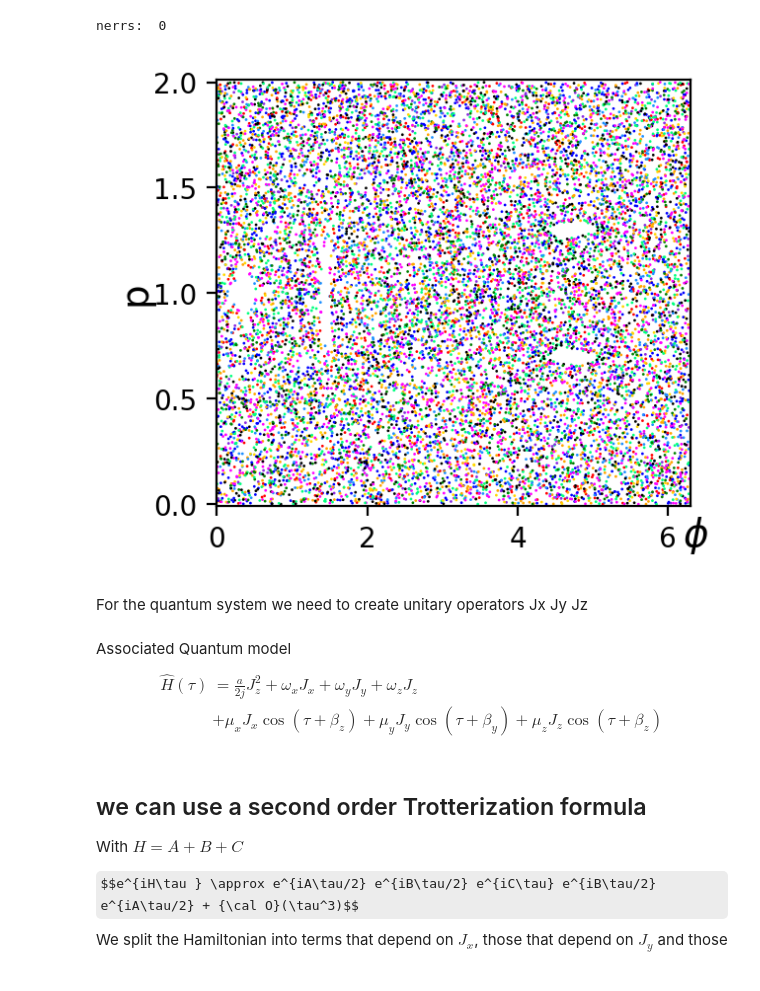
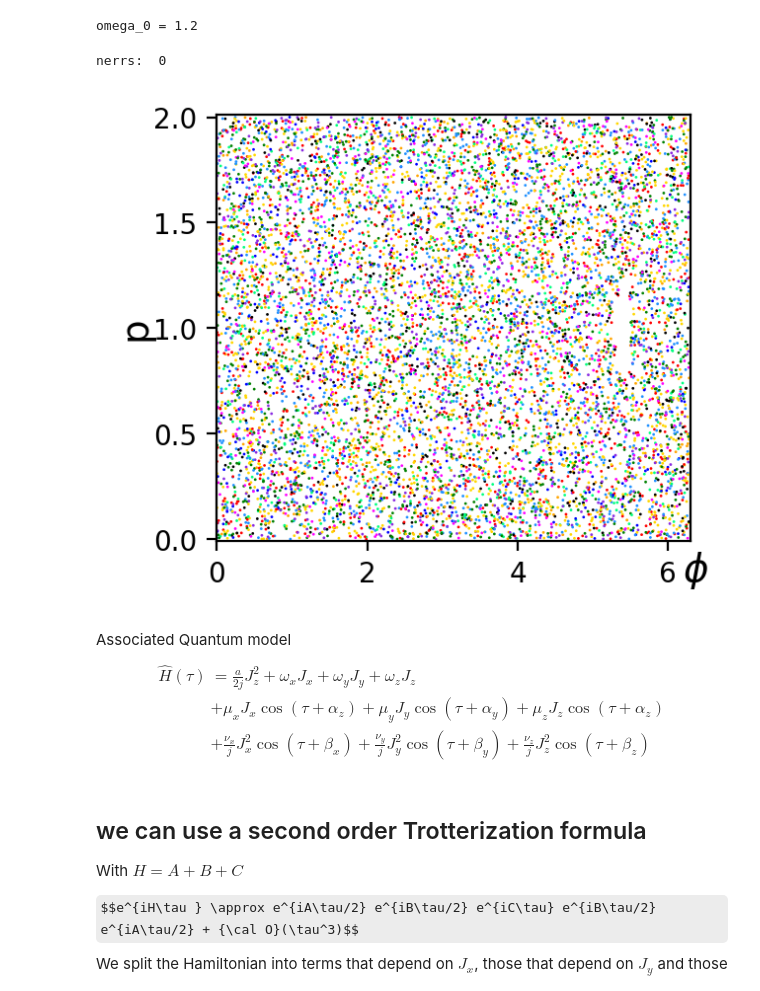
Before and after one commit to aquillen/Qsample_spin, a Jupyter notebook: spin_v02.ipynb, the cells around one changed output. Cells and saved outputs as stored; diff of their text form; code cells hidden in the pictures; some formulas as TeX source.

```diff
--- a/spin_v02.ipynb
+++ b/spin_v02.ipynb
@@ -276,7 +306,7 @@ def rand_give_points(npoints,parms,pmin,pmax,ax):
 # a class to store classical model info
 #    norb:  numbers of orbits
 #    npoints: numbers of points to plot
-#    a,epsilon,mu,mup,b,taushift: parameters for the dynamical model
+#    parms: parameters for the dynamical model
 #    froot: a root for labeling files
 class Hcla:
     def __init__(self,norb,npoints,parms,froot):
@@ -284,6 +314,9 @@ class Hcla:
         self.norb = norb
         self.npoints = npoints
         self.froot = froot
+        self.omega_0 = np.sqrt(parms[I_A]*parms[I_OM_X])
+        print('omega_0 = {:.1f}'.format(self.omega_0))
+
 
 # make a surface of section figure with orbits
 # inputs: a classical model class and a label
@@ -356,25 +384,21 @@ nerrs:  0
 # %%
 # choose some parameters
-a = 1.5
-omega_x = 0.3; omega_y = 0.0; omega_z = 0.0;  # to have a separatrix we need one of these less than a
-mu_x = 0.0; mu_y = 3; mu_z = 0.0
-beta_x = 0.0; beta_y = 0.0; beta_z = 0.0
-parms = np.zeros(10)
-parms[0] = a
-parms[1] = omega_x;  parms[2] = omega_y; parms[3] = omega_z
-parms[4] = mu_x;  parms[5] = mu_y; parms[6] = mu_z
-parms[7] = beta_x; parms[8] = beta_y; parms[9] = beta_z
+
+parms = np.zeros(NPARMS)
+parms[I_A] = 3
+parms[I_OM_X] = 0.5;
+parms[I_MU_Y] = 3;
+parms[I_NU_Z] = 3;
+
 norb = 50
-npoints = 300
+npoints = 200
 froot = ''
 cla_t1 = Hcla(norb,npoints,parms,froot)
 alabel = ''
 mkfig_cl(cla_t1,alabel)  #
 # %% [output]
-nerrs:  0
+omega_0 = 1.2
+nerrs:  0
-[figure, old version]
+[figure, new version]
-# %% [markdown]
-For the quantum system we need to create unitary operators
-Jx Jy Jz
 # %%
 import pprint
@@ -406,8 +430,9 @@ def mk_Js(j):
 Associated Quantum model
 \begin{align}
  \hat H(\tau) &= \frac{a}{2j} J_z^2 + \omega_x J_x + \omega_y J_y  + \omega_z J_z \\
- &+ \mu_x J_x  \cos(\tau + \beta_z)  + \mu_y J_y \cos(\tau + \beta_y)
- + \mu_z J_z\cos(\tau + \beta_z)
+ &+ \mu_x J_x  \cos(\tau + \alpha_z)  + \mu_y J_y \cos(\tau + \alpha_y)
+ + \mu_z J_z\cos(\tau + \alpha_z) \\
+& +  \frac{\nu_x}{j} J_x^2 \cos(\tau + \beta_x)   + \frac{\nu_y}{j} J_y^2  \cos(\tau + \beta_y)  + \frac{\nu_z}{j} J_z^2 \cos(\tau + \beta_z)
  \end{align}
 # %% [markdown]
 ## we can use a second order Trotterization formula
```
Also changed, not shown: parts of 18 cells of this notebook.
